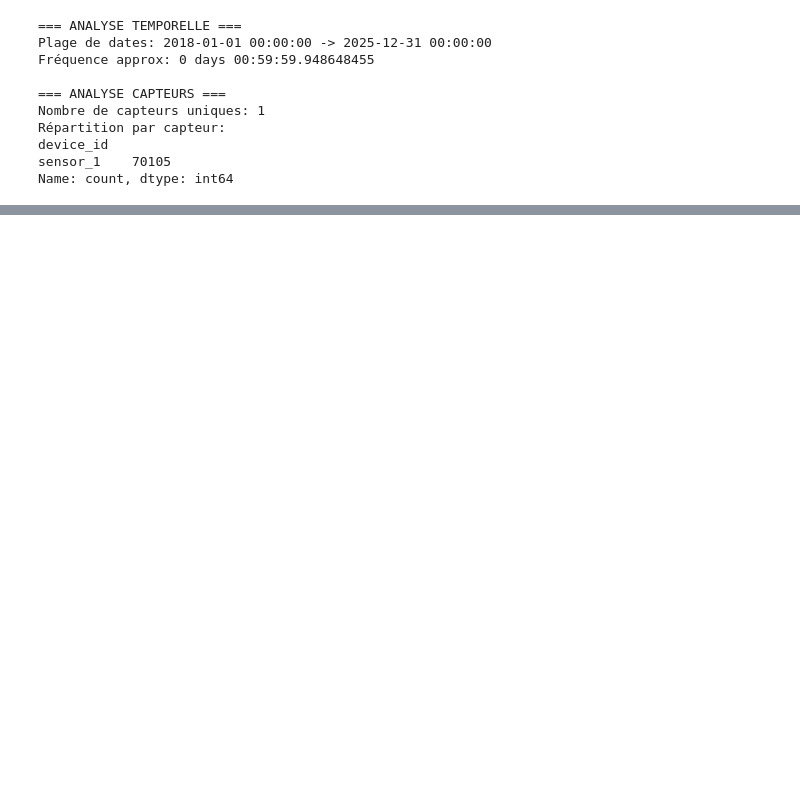
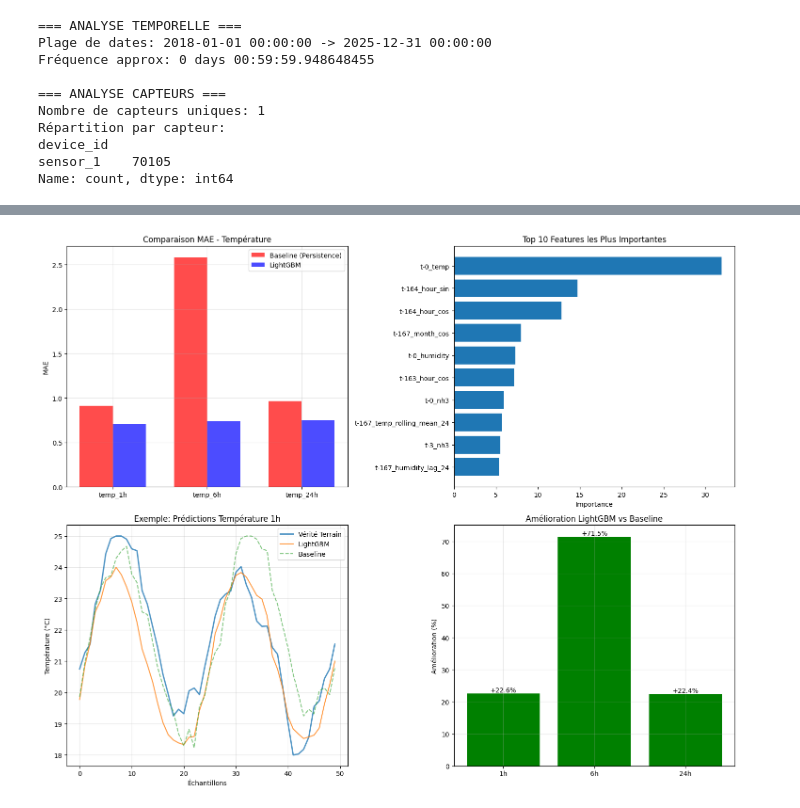
Before and after one commit to Macky0101/classification_dimage_et_Predic_ST, a Jupyter notebook: serrie_temp.ipynb, the cells around one changed output, grey strips where cells are left out. Cells and saved outputs as stored; diff of their text form; code cells hidden in the pictures; blank space fills up the shorter version.

```diff
--- a/serrie_temp.ipynb
+++ b/serrie_temp.ipynb
@@ -422,0 +932,16 @@ print(f"✅ Mémoire disponible : {available:.2f} Go")
+# %%
+# 4. ÉVALUATION COMPLÈTE
+print("\n4.  ÉVALUATION LIGHTGBM...")
+
+lgb_results = evaluate_predictions(y_test, lgb_predictions, target_names)
+
+print("\n=== RÉSULTATS LIGHTGBM ===")
+print(f"{'Target':<15} {'MAE':<10} {'RMSE':<10} {'MAPE':<10} {'Amélioration vs Persistence':<25}")
+print("-" * 70)
+
+for var in ['temp_1h', 'temp_6h', 'temp_24h', 'humidity_1h', 'nh3_1h', 'co_1h']:
+    lgb_mae = lgb_results[var]['MAE']
+    baseline_mae = baseline_persistence_results[var]['MAE']
+    improvement = (baseline_mae - lgb_mae) / baseline_mae * 100
+
+    print(f"{var:<15} {lgb_mae:<10.4f} {lgb_results[var]['RMSE']:<10.4f} {lgb_results[var]['MAPE']:<10.2f} {improvement:>+20.1f}%")
@@ -422,0 +1088,68 @@ print(f"✅ Mémoire disponible : {available:.2f} Go")
+# %%
+# 8. VISUALISATION DES RÉSULTATS
+print("\n8.  VISUALISATION DES RÉSULTATS...")
+
+import matplotlib.pyplot as plt
+
+# Graphique 1: Comparaison des performances
+fig, axes = plt.subplots(2, 2, figsize=(15, 12))
+
+# Comparaison MAE pour température
+temp_targets = ['temp_1h', 'temp_6h', 'temp_24h']
+baseline_maes = [baseline_persistence_results[t]['MAE'] for t in temp_targets]
+lgb_maes = [lgb_results[t]['MAE'] for t in temp_targets]
+
+x = np.arange(len(temp_targets))
+width = 0.35
+
+axes[0, 0].bar(x - width/2, baseline_maes, width, label='Baseline (Persistence)', alpha=0.7, color='red')
+axes[0, 0].bar(x + width/2, lgb_maes, width, label='LightGBM', alpha=0.7, color='blue')
+axes[0, 0].set_title('Comparaison MAE - Température')
+axes[0, 0].set_xticks(x)
+axes[0, 0].set_xticklabels(temp_targets)
+axes[0, 0].set_ylabel('MAE')
+axes[0, 0].legend()
+axes[0, 0].grid(True, alpha=0.3)
+
+# Importance des features
+axes[0, 1].barh(range(10), feature_importance[top_indices[:10]])
+axes[0, 1].set_yticks(range(10))
+axes[0, 1].set_yticklabels([flat_feature_names[i] for i in top_indices[:10]])
+axes[0, 1].set_title('Top 10 Features les Plus Importantes')
+axes[0, 1].set_xlabel('Importance')
+axes[0, 1].invert_yaxis()
+
+# Exemple de prédictions vs réalité
+sample_idx = 100
+time_points = range(min(50, len(y_test)))
+axes[1, 0].plot(time_points, y_test[sample_idx:sample_idx+50, 0],
+                label='Vérité Terrain', linewidth=2, alpha=0.8)
+axes[1, 0].plot(time_points, lgb_predictions[sample_idx:sample_idx+50, 0],
+                label='LightGBM', linewidth=1.5, alpha=0.8)
+axes[1, 0].plot(time_points, baseline_persistence[sample_idx:sample_idx+50, 0],
+                label='Baseline', linestyle='--', alpha=0.6)
+axes[1, 0].set_title('Exemple: Prédictions Température 1h')
+axes[1, 0].set_xlabel('Échantillons')
+axes[1, 0].set_ylabel('Température (°C)')
+axes[1, 0].legend()
+axes[1, 0].grid(True, alpha=0.3)
+
+# Amélioration vs baseline
+improvements = [
+    (baseline_persistence_results[var]['MAE'] - lgb_results[var]['MAE']) / baseline_persistence_results[var]['MAE'] * 100
+    for var in ['temp_1h', 'temp_6h', 'temp_24h']
+]
+axes[1, 1].bar(['1h', '6h', '24h'], improvements, color=['green' if x > 0 else 'red' for x in improvements])
+axes[1, 1].axhline(y=0, color='black', linestyle='-', alpha=0.3)
+axes[1, 1].set_title('Amélioration LightGBM vs Baseline')
+axes[1, 1].set_ylabel('Amélioration (%)')
+axes[1, 1].grid(True, alpha=0.3)
+
+# Ajouter les valeurs sur les bars
+for i, imp in enumerate(improvements):
+    axes[1, 1].text(i, imp, f'{imp:+.1f}%', ha='center', va='bottom' if imp > 0 else 'top')
+
+plt.tight_layout()
+plt.savefig(os.path.join(MODEL_DIR, 'lightgbm_performance.png'), dpi=300, bbox_inches='tight')
+plt.show()
+# %% [output]
@@ -422,0 +1157 @@ print(f"✅ Mémoire disponible : {available:.2f} Go")
+[figure, added]
```
Also changed, not shown: parts of 48 cells of this notebook, 12 other files.
